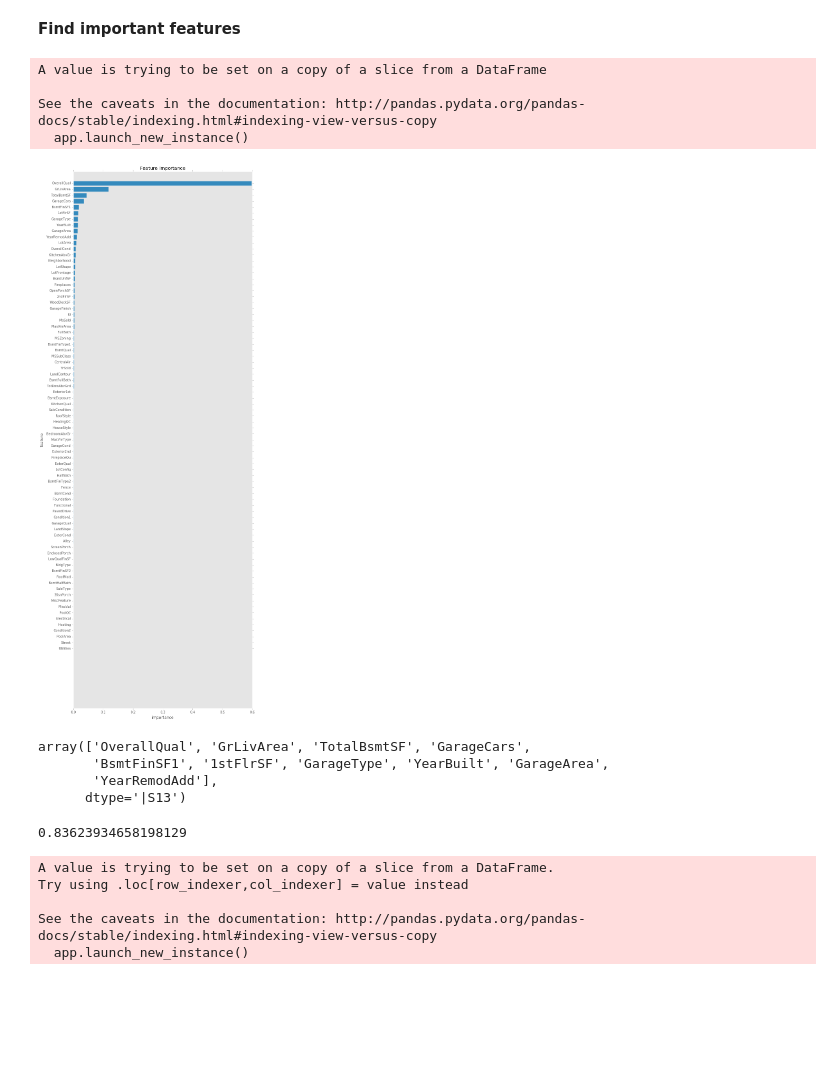
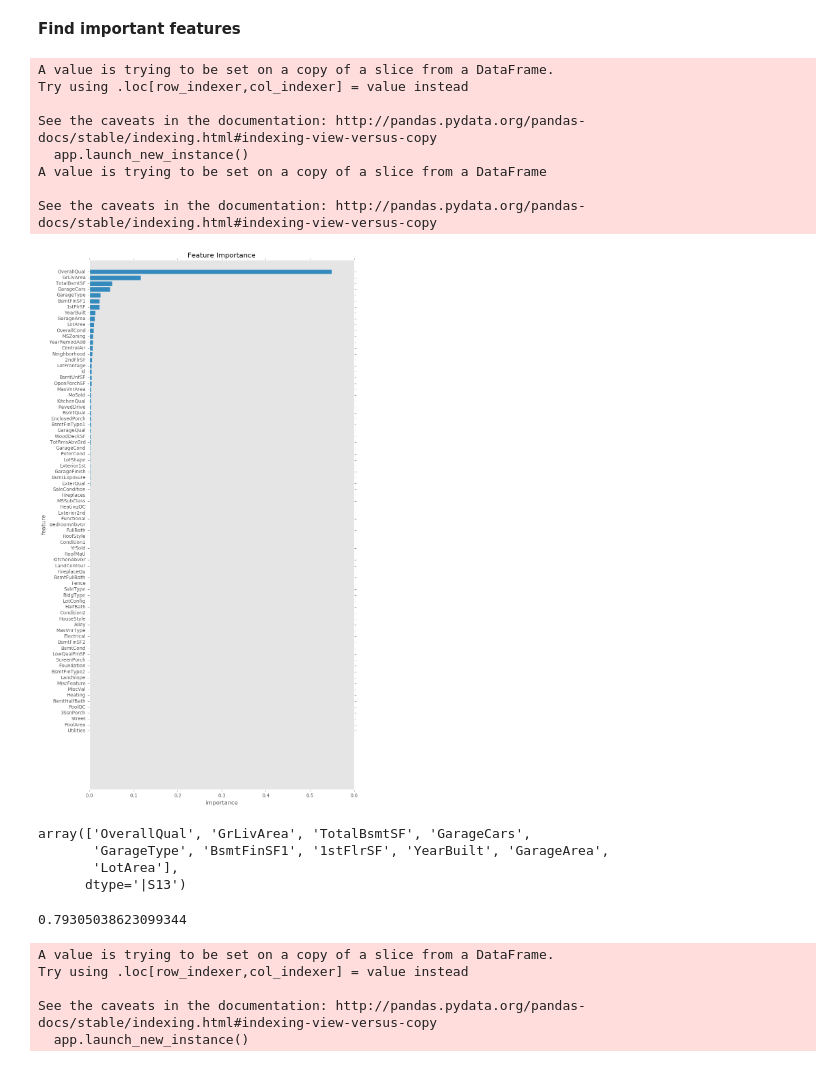
Before and after one commit to dheerajgopi/learn-ML, a Jupyter notebook: kaggle-house-price.ipynb, the cells around one changed output. Drawn from its saved outputs; the diff is of its cells as text; code cells hidden in the pictures; blank space fills up the shorter version.

Commit message:
log transform skewed values and applied linear regression

```diff
--- a/kaggle-house-price.ipynb
+++ b/kaggle-house-price.ipynb
@@ -119,9 +121,24 @@ dtype: int64
+# %%
+numeric_cols = all_data.dtypes[all_data.dtypes != 'object'].index
+date_price_cols = ['GarageYrBlt', 'MoSold', 'YearBuilt',
+                   'YearRemodAdd', 'YrSold', 'SalePrice']
+
+# remove date and price fields from numeric cols
+for col in date_price_cols:
+    numeric_cols = numeric_cols.delete(np.argwhere(numeric_cols == col))
+
+skewed_features = all_data[numeric_cols].apply(lambda x: skew(x))
+skewed_features = skewed_features[skewed_features > 0.7]
+skewed_features = skewed_features.index
+
+# log transform skewed features
+all_data[skewed_features] = all_data[skewed_features].apply(lambda x: np.log1p(x))
 # %% [markdown]
 **Encode categories using LabelEncoder**
 # %%
 # Encode categories
 only_strings = all_data.select_dtypes(include=['object'])
-only_strings = all_data.apply(LabelEncoder().fit_transform)
+only_strings = only_strings.apply(LabelEncoder().fit_transform)
 all_data[only_strings.columns.values] = only_strings
 all_data.head()
 # %% [output]
@@ -136,6 +153,8 @@ all_data.head()
 **Find important features**
 # %%
 train_data = all_data[0:rows_train]
+# log transform sale price since its skewed
+train_data['SalePrice'] = np.log1p(train_data['SalePrice'])
 test_data = all_data[rows_train:]
 test_data.drop('SalePrice', axis=1, inplace=True)
 
@@ -151,10 +170,14 @@ rfr = RandomForestRegressor()
 rfr.fit(X, y)
 feature_importance = rfr.feature_importances_
 # %% [output]
+A value is trying to be set on a copy of a slice from a DataFrame.
+Try using .loc[row_indexer,col_indexer] = value instead
+
+See the caveats in the documentation: http://pandas.pydata.org/pandas-docs/stable/indexing.html#indexing-view-versus-copy
+  app.launch_new_instance()
 A value is trying to be set on a copy of a slice from a DataFrame
 
 See the caveats in the documentation: http://pandas.pydata.org/pandas-docs/stable/indexing.html#indexing-view-versus-copy
-  app.launch_new_instance()
 # %%
 def plot_feature_importance(importances, features):
     """
@@ -163,38 +186,38 @@ def plot_feature_importance(importances, features):
     y-axis = feature name as labels passed as the var 'features'
     """
     sorted_idx = np.argsort(importances)
     sorted_importance = importances[sorted_idx]
     sorted_features = np.array(features)[sorted_idx]
     plt.barh(np.arange(len(sorted_importance)), sorted_importance,
          align='center')
     plt.yticks(range(len(sorted_features)), sorted_features)
     plt.xlabel("importance")
     plt.ylabel("feature")
     plt.title("Feature Importance")
     plt.grid()
     plt.show()
 
 plt.style.use('ggplot')
-plt.figure(figsize=[10, 30])
+plt.figure(figsize=[10, 20])
 plot_feature_importance(feature_importance, x_features)
 
 def top_n_features(importances, features, n=None):
     """
     Return the top n features
     """
     if not n:
         n = len(features)
     sorted_idx = np.argsort(importances)
     sorted_features = np.array(features)[sorted_idx][::-1]
     return sorted_features[: n]
 
 top_10_features = top_n_features(feature_importance, x_features, 10)
 top_10_features
 # %% [output]
-[figure, old version]
+[figure, new version]
 array(['OverallQual', 'GrLivArea', 'TotalBsmtSF', 'GarageCars',
-       'BsmtFinSF1', '1stFlrSF', 'GarageType', 'YearBuilt', 'GarageArea',
-       'YearRemodAdd'],
+       'GarageType', 'BsmtFinSF1', '1stFlrSF', 'YearBuilt', 'GarageArea',
+       'LotArea'],
       dtype='|S13')
 # %%
 X = X[top_10_features]
@@ -207,7 +230,7 @@ y_pred = lr.predict(X_test)
 y_true = y_test
 r2_score(y_true, y_pred)
 # %% [output]
-0.83623934658198129
+0.79305038623099344
 # %%
 test_X = test_data[top_10_features]
 y_pred = lr.predict(test_X)
```
Also changed, not shown: parts of 4 cells of this notebook, 1 other file.
